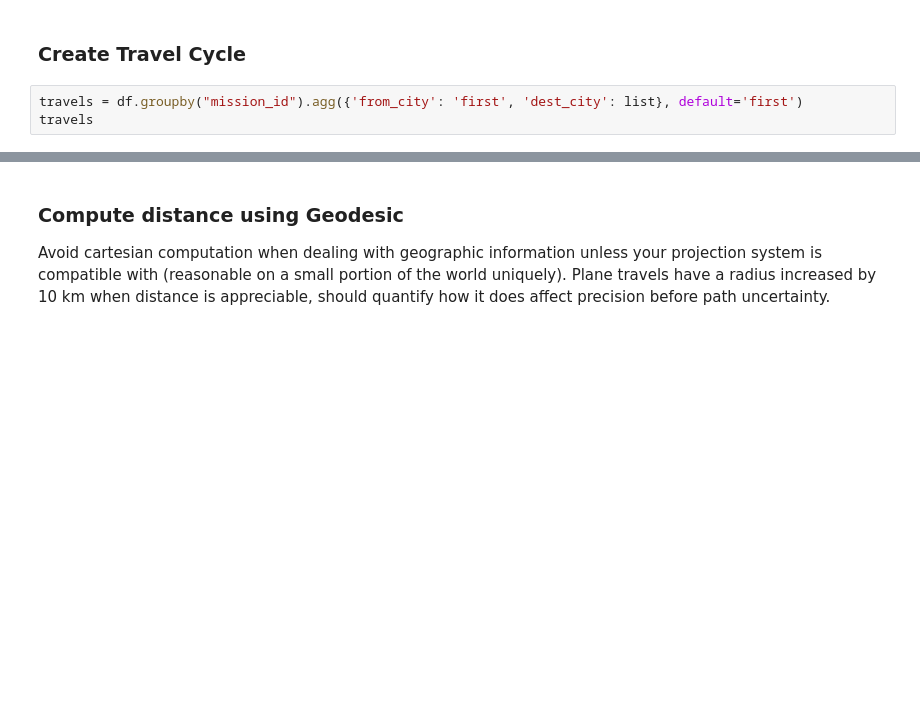
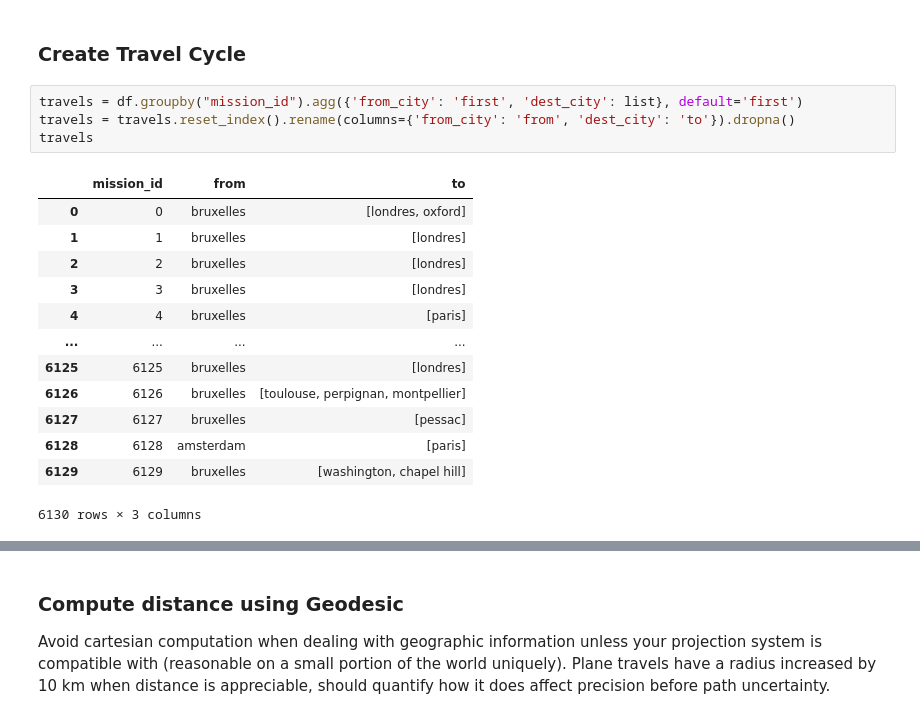
Before and after one commit to jlandercy/cookbook, a Jupyter notebook: python/api/SEM/BEP/01_Missions_Conditioning.ipynb, the cells around one changed output, grey strips where cells are left out. Saved outputs shown, nothing was run; the diff lists cells and outputs as text; blank space fills up the shorter version.

```diff
--- a/python/api/SEM/BEP/01_Missions_Conditioning.ipynb
+++ b/python/api/SEM/BEP/01_Missions_Conditioning.ipynb
@@ -108,4 +128,19 @@ citygc.to_pickle('geocoded.pickle')
 ### Create Travel Cycle
 # %%
 travels = df.groupby("mission_id").agg({'from_city': 'first', 'dest_city': list}, default='first')
+travels = travels.reset_index().rename(columns={'from_city': 'from', 'dest_city': 'to'}).dropna()
 travels
+# %% [output]
+|  | mission_id | from | to |
+| 0 | 0 | bruxelles | [londres, oxford] |
+| 1 | 1 | bruxelles | [londres] |
+| 2 | 2 | bruxelles | [londres] |
+| 3 | 3 | bruxelles | [londres] |
+| 4 | 4 | bruxelles | [paris] |
+| ... | ... | ... | ... |
+| 6125 | 6125 | bruxelles | [londres] |
+| 6126 | 6126 | bruxelles | [toulouse, perpignan, montpellier] |
+| 6127 | 6127 | bruxelles | [pessac] |
+| 6128 | 6128 | amsterdam | [paris] |
+| 6129 | 6129 | bruxelles | [washington, chapel hill] |
+6130 rows × 3 columns
```
Also changed, not shown: parts of 9 cells of this notebook, 2 other files.
